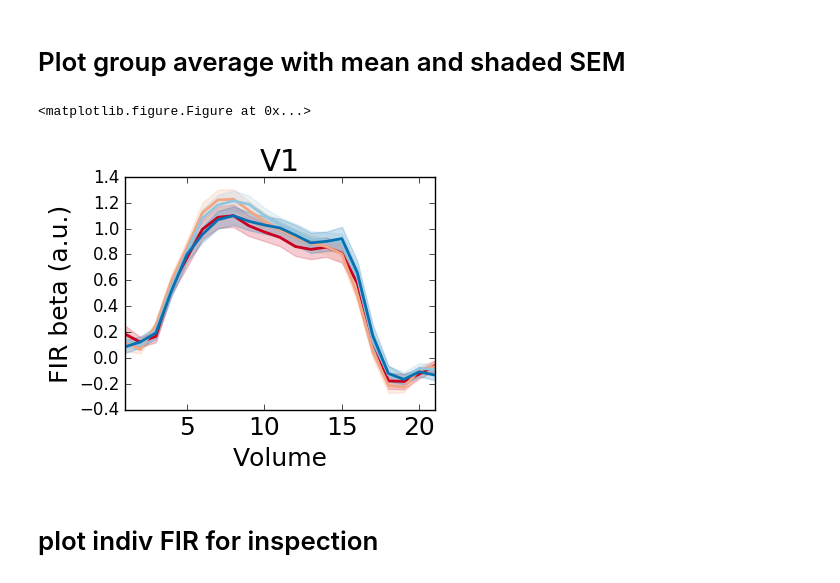
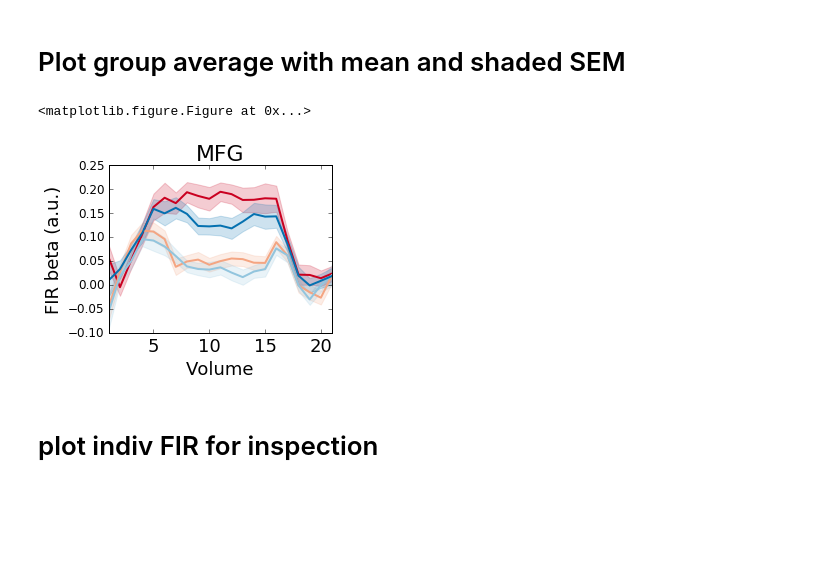
Before and after one commit to kaihwang/TDSigEI, a Jupyter notebook: Models/Plot FIR.ipynb, the cells around one changed output. Drawn from its saved outputs; the diff is of its cells as text; code cells hidden in the pictures; blank space fills up the shorter version.

```diff
--- a/Models/Plot FIR.ipynb
+++ b/Models/Plot FIR.ipynb
@@ -51,40 +51,40 @@ subj_FIR_df2.to_csv('/home/despoB/kaihwang/bin/TDSigEI/Data/FIRbeta.csv')
 #conditions
 plt.rc('xtick', labelsize=18)
 plt.rc('ytick', labelsize=12)
-ROIs = ['V1'] # 'PPA', 'V1', 'MFG', 'FEF'
+ROIs = ['MFG'] # 'PPA', 'V1', 'MFG', 'FEF'
 Conditions =['FH', 'Fp', 'Hp', 'HF']
 Labels = ['Face with scene distractor', 'Passively viewing faces ', 'Passively viewing scenes', 'Scene with face distractor']
 x = np.arange(1,22)
 #get colormap
 cmap = brewer2mpl.get_map('RdBu','diverging', 4)
 plt.figure(1)
 plt.figure(figsize=(4,3))
 #plt.suptitle('FIR Estimates', fontsize=14, fontweight='bold')
 for r, roi in enumerate(ROIs):
 
     ax=plt.subplot(1,1,1)
 
     for i, c in enumerate(Conditions):
         y = np.array(mean_df[(mean_df['ROI'] == roi) & (mean_df['Condition'] == c)]['Beta'])
         error = np.array(sem_df[(mean_df['ROI'] == roi) & (mean_df['Condition'] == c)]['Beta'])
         plt.plot(x, y, color = cmap.hex_colors[i], linewidth=2  )
         ax.set_title(roi, fontsize=22)
         plt.fill_between(x, y-1*error, y+1*error, alpha=0.2, edgecolor=cmap.hex_colors[i],
                      facecolor=cmap.hex_colors[i], label=c)
         #if roi == 'V1':
         #    plt.ylim(-0.2, 2)
         #else:
         #    plt.ylim(-0.2, 0.5)
         plt.xlim(1, 21)
         plt.xlabel('Volume', fontsize=18)
         plt.ylabel('FIR beta (a.u.)', fontsize=18)
 
 #plt.legend(Labels, fontsize=12, loc='outside', bbox_to_anchor=(1, 1))
 #plt.show()
 #plt.savefig('/home/despoB/kaihwang/bin/TDSigEI/FIR_estimates.pdf')
 # %% [output]
 <matplotlib.figure.Figure at 0x...>
-[figure, old version]
+[figure, new version]
 # %% [markdown]
 # plot indiv FIR for inspection
 # %%
```
Also changed, not shown: 6 other files.
